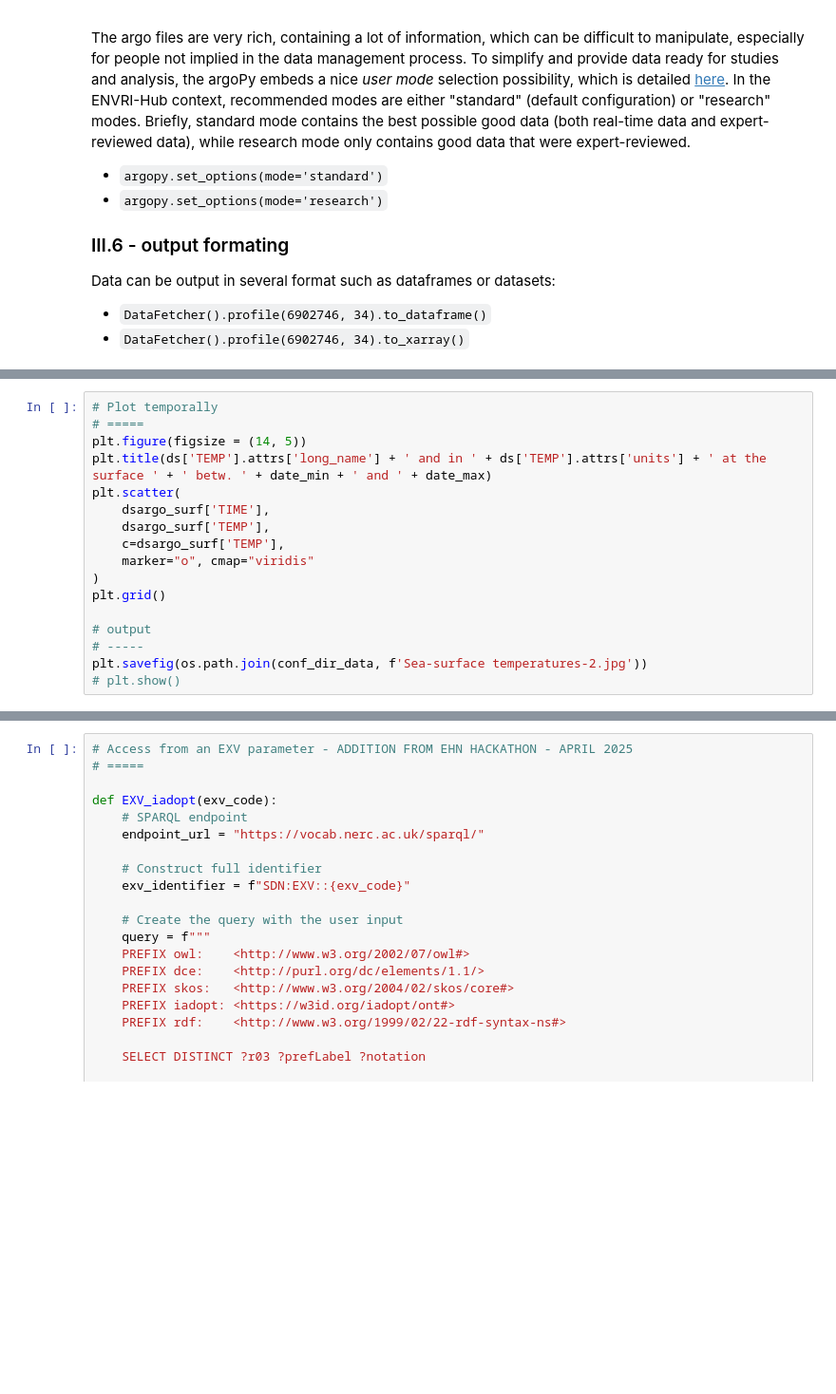
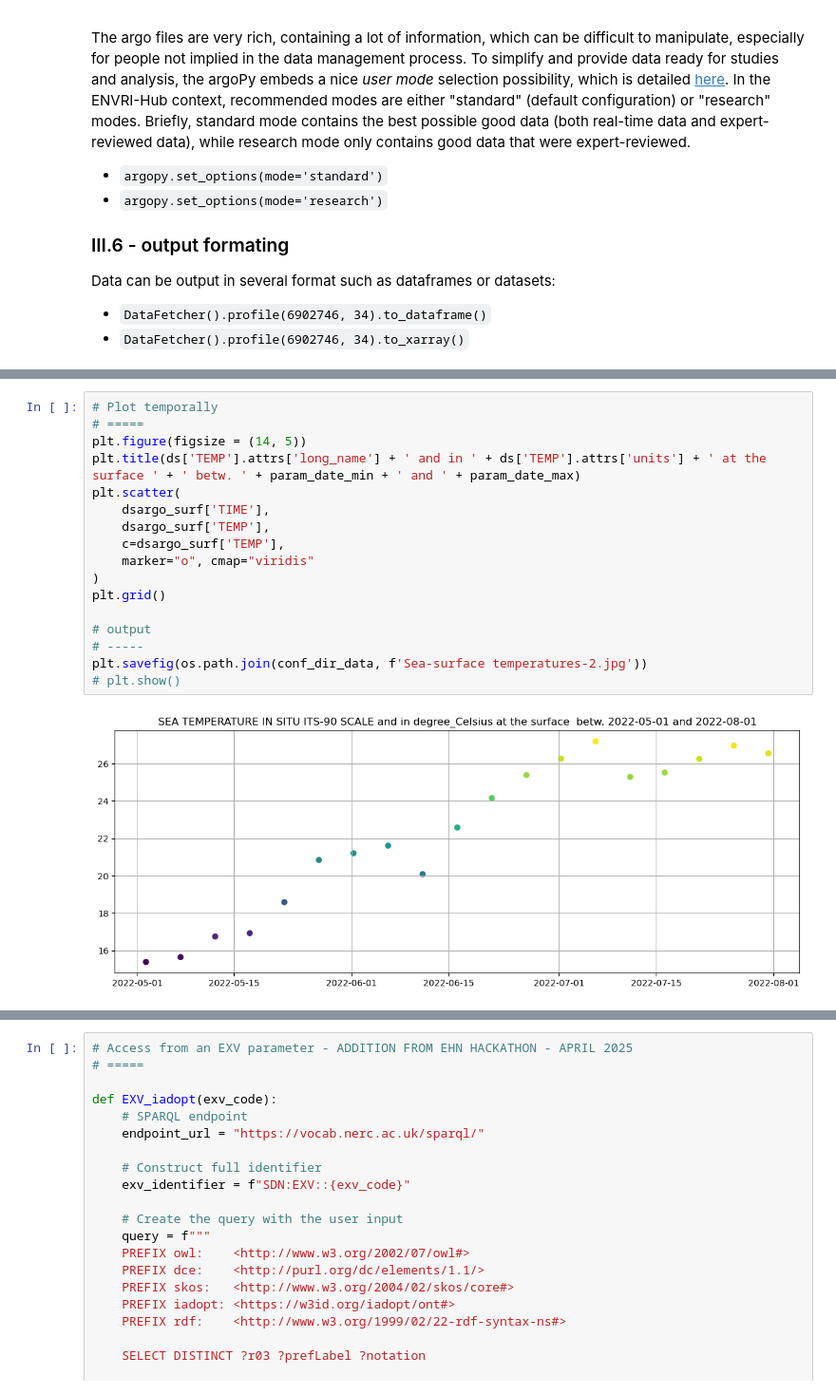
Before and after one commit to QCDIS/ECVs, a Jupyter notebook: codebase/02-Access-Argo_Data.ipynb, the cells around one changed output, grey strips where cells are left out. Shown at 95% size. Cells and saved outputs as stored; diff of their text form; blank space fills up the shorter version.

```diff
--- a/codebase/02-Access-Argo_Data.ipynb
+++ b/codebase/02-Access-Argo_Data.ipynb
@@ -193,20 +231,22 @@ plt.savefig(os.path.join(conf_dir_data, f'Sea-surface temperatures-1.jpg'))
 # %%
 # Plot temporally
 # =====
 plt.figure(figsize = (14, 5))
-plt.title(ds['TEMP'].attrs['long_name'] + ' and in ' + ds['TEMP'].attrs['units'] + ' at the surface ' + ' betw. ' + date_min + ' and ' + date_max)
+plt.title(ds['TEMP'].attrs['long_name'] + ' and in ' + ds['TEMP'].attrs['units'] + ' at the surface ' + ' betw. ' + param_date_min + ' and ' + param_date_max)
 plt.scatter(
     dsargo_surf['TIME'],
     dsargo_surf['TEMP'],
     c=dsargo_surf['TEMP'],
     marker="o", cmap="viridis"
 )
 plt.grid()
 
 # output
 # -----
 plt.savefig(os.path.join(conf_dir_data, f'Sea-surface temperatures-2.jpg'))
 # plt.show()
+# %% [output]
+[figure, added]
 # %%
 # Plot Vertically
 # =====
```
Also changed, not shown: parts of 10 cells of this notebook, 1 other file.
